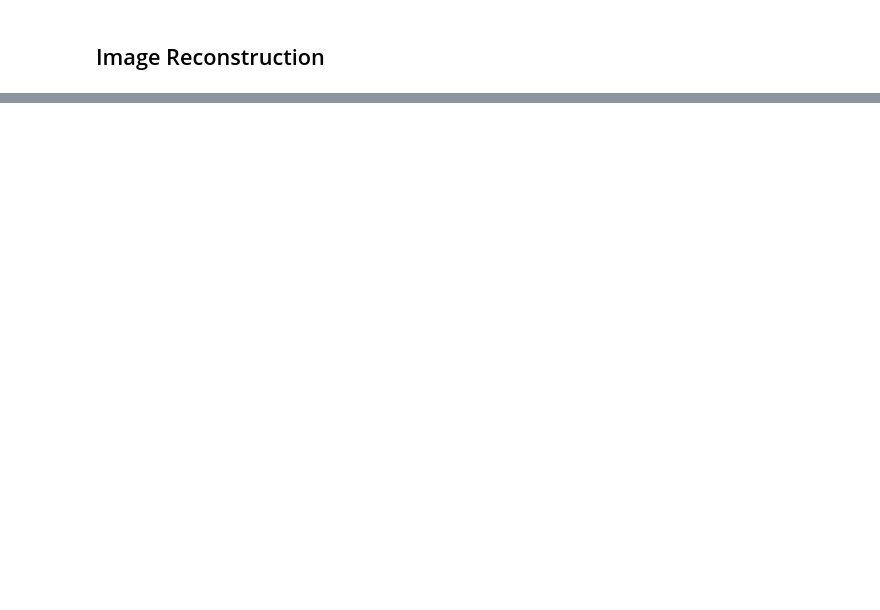
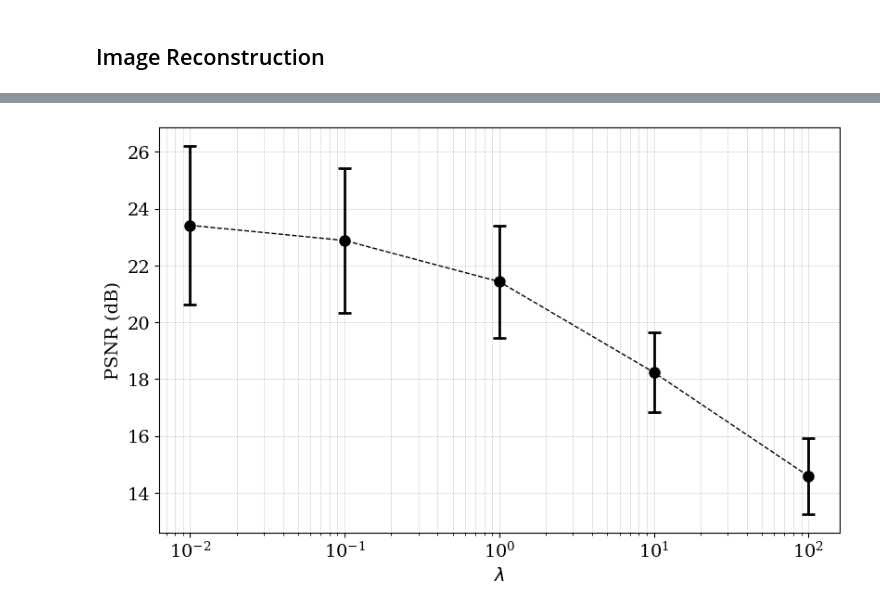
Before and after one commit to c0pp1/variational-image-compression, a Jupyter notebook: analysis/lambda_scan_cr1.ipynb, the cells around one changed output, grey strips where cells are left out. Drawn from its saved outputs; the diff is of its cells as text; code cells hidden in the pictures; blank space fills up the shorter version.

```diff
--- a/analysis/lambda_scan_cr1.ipynb
+++ b/analysis/lambda_scan_cr1.ipynb
@@ -272,0 +503,31 @@ Bitrate shape: (1, 9, 9)
+# %%
+# plot the PSNR comparing the original image with the reconstructed images
+
+fig, ax = plt.subplots(figsize=(8, 5), constrained_layout=True)
+ax.grid(True, which='both', ls='-', lw=0.5, c='grey', alpha=0.3)
+
+ax.errorbar(
+    x          = lambdas,
+    y          = psnr_mean_list,
+    yerr       = psnr_err_list,
+    ls         = "--",
+    lw         = 1,
+    marker     = "o",
+    markersize = 8,
+    color      = "k",
+    elinewidth = 2,
+    capsize    = 5,
+    capthick   = 2,
+)
+
+ax.set_xscale('log')
+
+
+ax.set_xlabel("$\lambda$")
+ax.set_ylabel("PSNR (dB)")
+
+# fig.savefig("./plots/psnr_cr1_lambda_scan.png", dpi=300, facecolor="w")
+
+plt.show()
+# %% [output]
+[figure, added]
```
Also changed, not shown: parts of 24 cells of this notebook, 5 other files.
